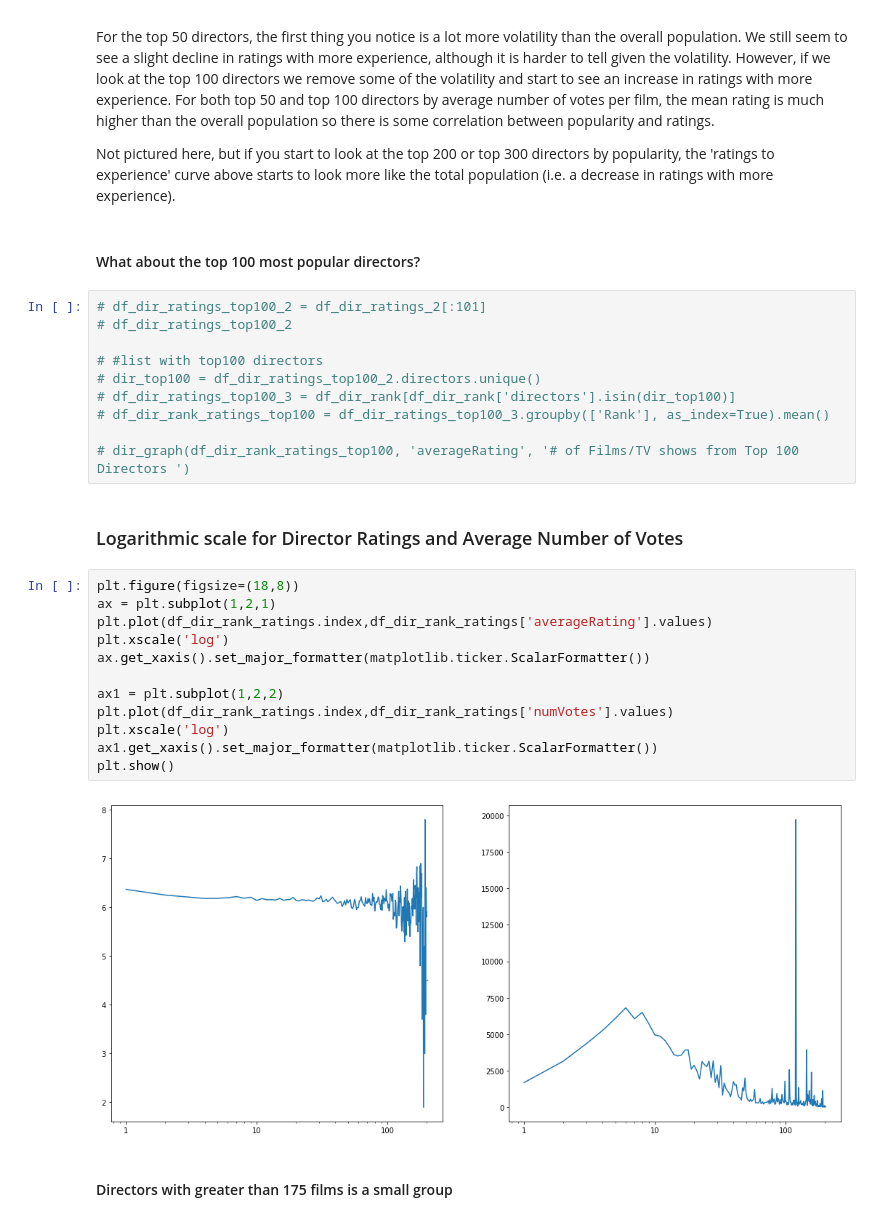
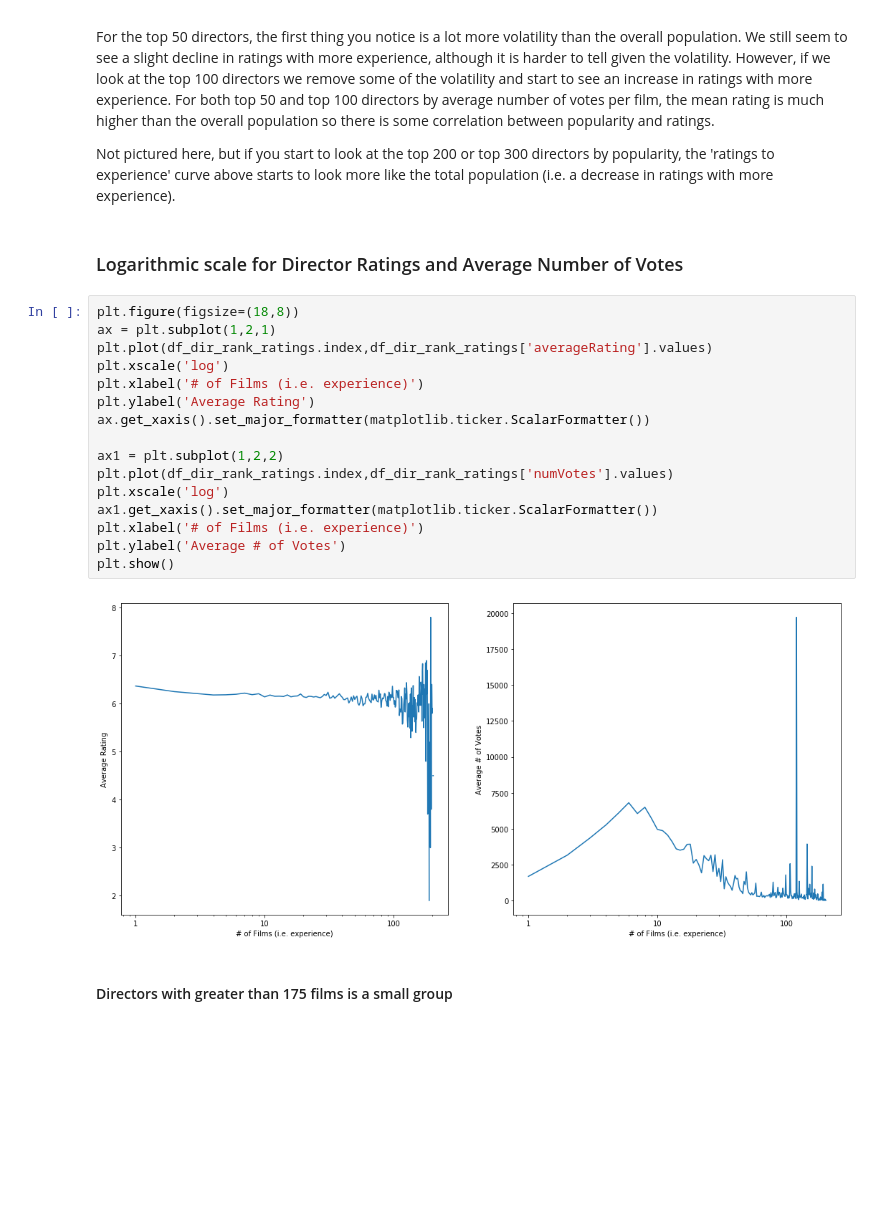
Before and after one commit to kylemcorliss/Thinkful, a Jupyter notebook: Fundamentals_Capstone/Capstone_IMDB_ratings.ipynb, the cells around one changed output. Saved outputs shown, nothing was run; the diff lists cells and outputs as text; blank space fills up the shorter version.

```diff
--- a/Fundamentals_Capstone/Capstone_IMDB_ratings.ipynb
+++ b/Fundamentals_Capstone/Capstone_IMDB_ratings.ipynb
@@ -346,34 +396,26 @@ Surprisingly, for all directors, the average rating decreases slightly with more
 For the top 50 directors, the first thing you notice is a lot more volatility than the overall population. We still seem to see a slight decline in ratings with more experience, although it is harder to tell given the volatility. However, if we look at the top 100 directors we remove some of the volatility and start to see an increase in ratings with more experience. For both top 50 and top 100 directors by average number of votes per film, the mean rating is much higher than the overall population so there is some correlation between popularity and ratings.
 
 Not pictured here, but if you start to look at the top 200 or top 300 directors by popularity, the 'ratings to experience' curve above starts to look more like the total population (i.e. a decrease in ratings with more experience).
-# %% [markdown]
-#### What about the top 100 most popular directors?
-# %%
-# df_dir_ratings_top100_2 = df_dir_ratings_2[:101]
-# df_dir_ratings_top100_2
-
-# #list with top100 directors
-# dir_top100 = df_dir_ratings_top100_2.directors.unique()
-# df_dir_ratings_top100_3 = df_dir_rank[df_dir_rank['directors'].isin(dir_top100)]
-# df_dir_rank_ratings_top100 = df_dir_ratings_top100_3.groupby(['Rank'], as_index=True).mean()
-
-# dir_graph(df_dir_rank_ratings_top100, 'averageRating', '# of Films/TV shows from Top 100 Directors ')
 # %% [markdown]
 ### Logarithmic scale for Director Ratings and Average Number of Votes
 # %%
 plt.figure(figsize=(18,8))
 ax = plt.subplot(1,2,1)
 plt.plot(df_dir_rank_ratings.index,df_dir_rank_ratings['averageRating'].values)
 plt.xscale('log')
+plt.xlabel('# of Films (i.e. experience)')
+plt.ylabel('Average Rating')
 ax.get_xaxis().set_major_formatter(matplotlib.ticker.ScalarFormatter())
 
 ax1 = plt.subplot(1,2,2)
 plt.plot(df_dir_rank_ratings.index,df_dir_rank_ratings['numVotes'].values)
 plt.xscale('log')
 ax1.get_xaxis().set_major_formatter(matplotlib.ticker.ScalarFormatter())
+plt.xlabel('# of Films (i.e. experience)')
+plt.ylabel('Average # of Votes')
 plt.show()
 # %% [output]
-[figure, old version]
+[figure, new version]
 # %% [markdown]
 #### Directors with greater than 175 films is a small group
 # %%
```
Also changed, not shown: parts of 15 cells of this notebook.
